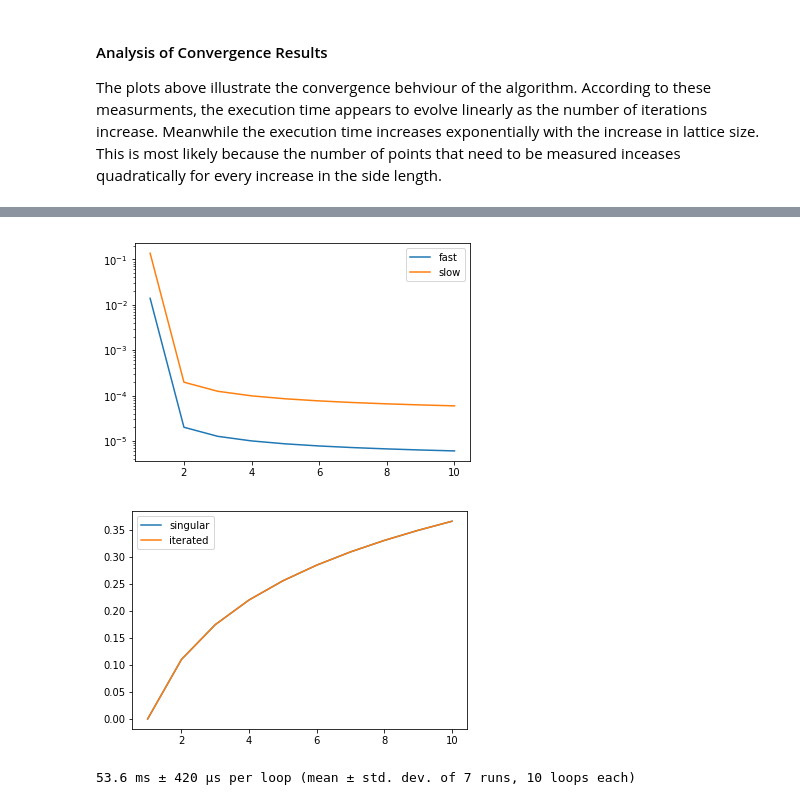
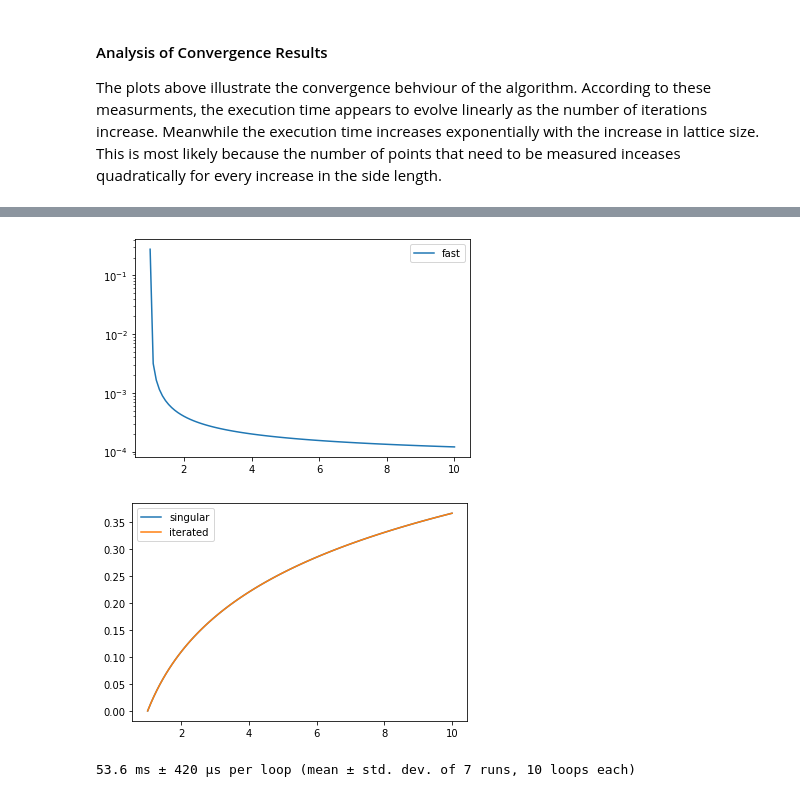
Before and after one commit to sheeshee/High-Performance-Computing-Coursework, a Jupyter notebook: Assignment 1/Assignment 1 Submission.ipynb, the cells around one changed output, grey strips where cells are left out. Drawn from its saved outputs; the diff is of its cells as text; code cells hidden in the pictures.

```diff
--- a/Assignment 1/Assignment 1 Submission.ipynb
+++ b/Assignment 1/Assignment 1 Submission.ipynb
@@ -403,27 +446,25 @@ def relative_error(centre_point_values, aggregate_values):
 # %%
 N = 1000
 low = 1.001
 high = 10
-R = 10
+R = 100
 M = 10
 iterations = 100
 
-y = spawn_y(N)
 exact = single_centre_multi_radii(low, high, R)
 exper = fast_calculate_multi_radii(low, high, R, M, N, 100)
 Ef = relative_error(exact, exper.reshape(R, 1))
-r = r_linspace(low, high, R)
+r = np.linspace(low, high, R)
 plt.semilogy(r, Ef, label='fast')
-plt.semilogy(r, E_slow, label='slow')
 plt.legend()
 plt.show()
 plt.plot(r, exact, label='singular')
 plt.plot(r, exper, label='iterated')
 plt.legend()
 plt.show()
 # %% [output]
-[figure, old version]
+[figure, new version]
-[figure, old version]
+[figure, new version]
 # %%
 %timeit fast_calculate_multi_radii(low, high, R, M, N, iterations)
 # %% [output]
```
Also changed, not shown: parts of 3 cells of this notebook, 1 other file.
